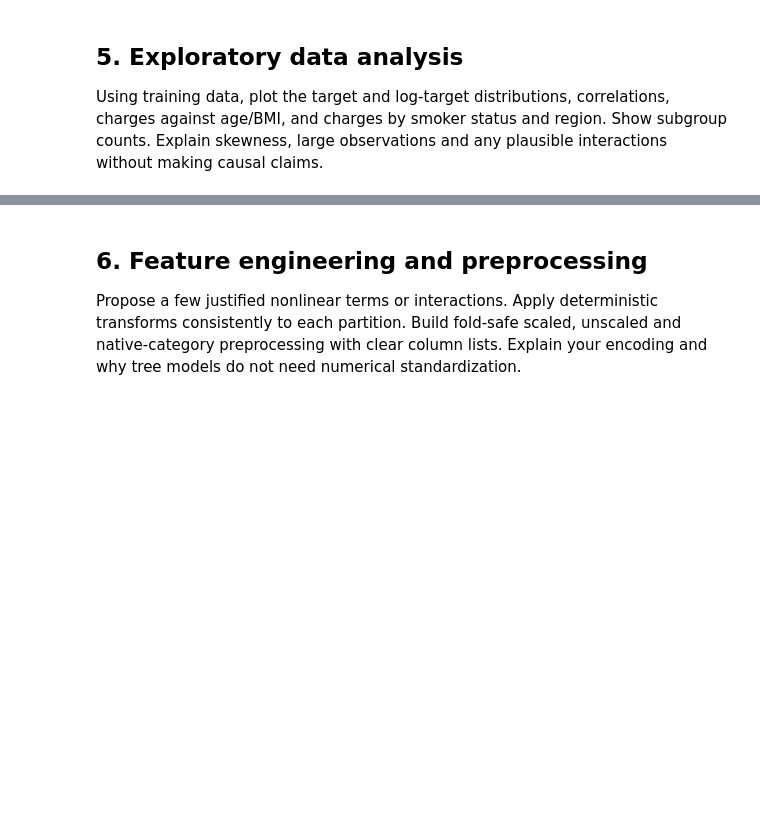
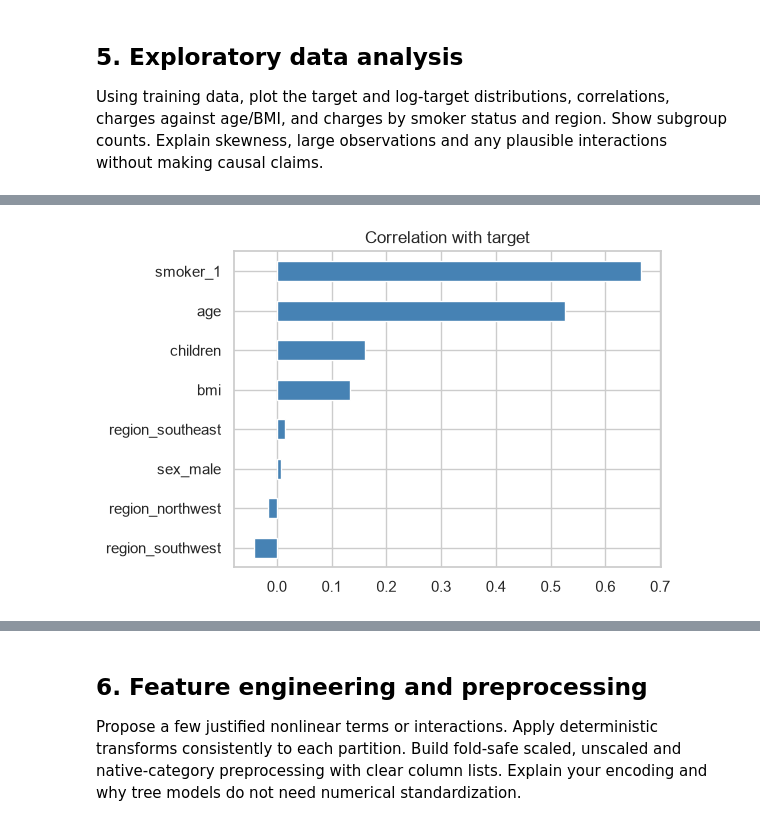
Before and after one commit to liutiedong/data-science-competition-projects, a Jupyter notebook: mock/regression/medical_cost_practice.ipynb, the cells around one changed output, grey strips where cells are left out. Cells and saved outputs as stored; diff of their text form; code cells hidden in the pictures; blank space fills up the shorter version.

```diff
--- a/mock/regression/medical_cost_practice.ipynb
+++ b/mock/regression/medical_cost_practice.ipynb
@@ -30,0 +160,11 @@ Using training data, plot the target and log-target distributions, correlations,
+# %%
+fig, ax = plt.subplots(figsize=(6, 4))
+
+corr = df.corr(numeric_only=True)["charges"].drop("charges")
+corr.sort_values().plot(kind="barh", ax=ax, color="steelblue")
+ax.set_title("Correlation with target")
+
+plt.tight_layout()
+plt.show()
+# %% [output]
+[figure, added]
```
Also changed, not shown: parts of 41 cells of this notebook, 1 other file.
